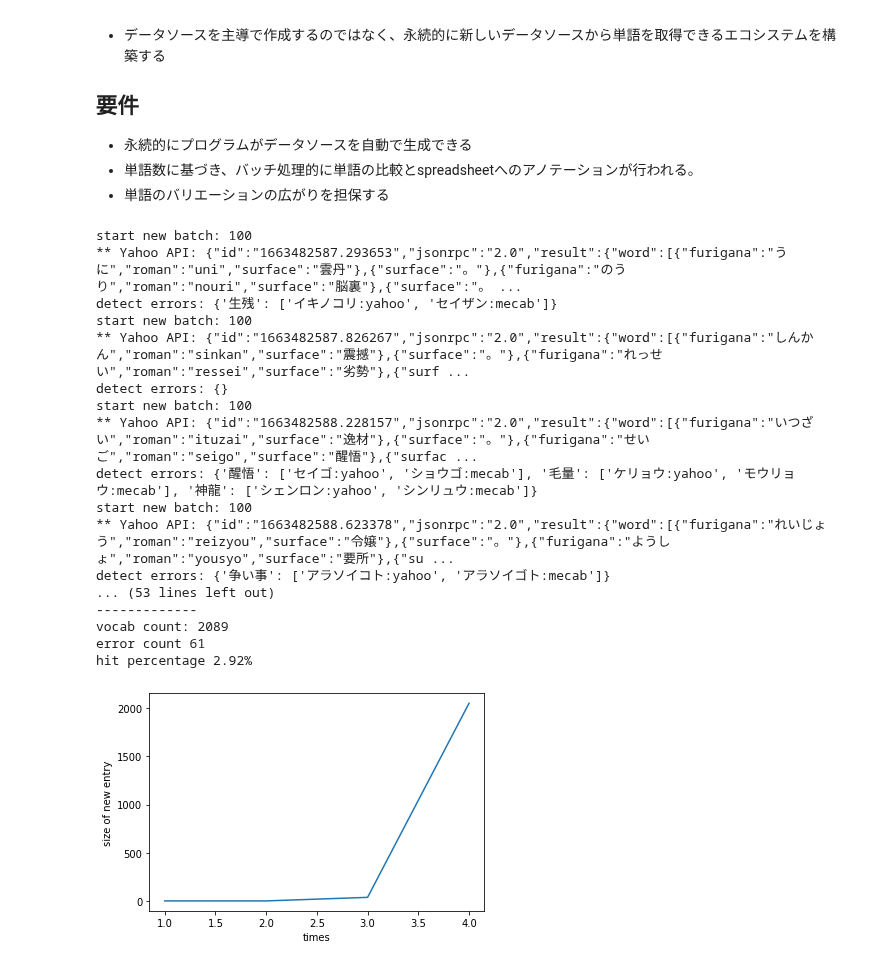
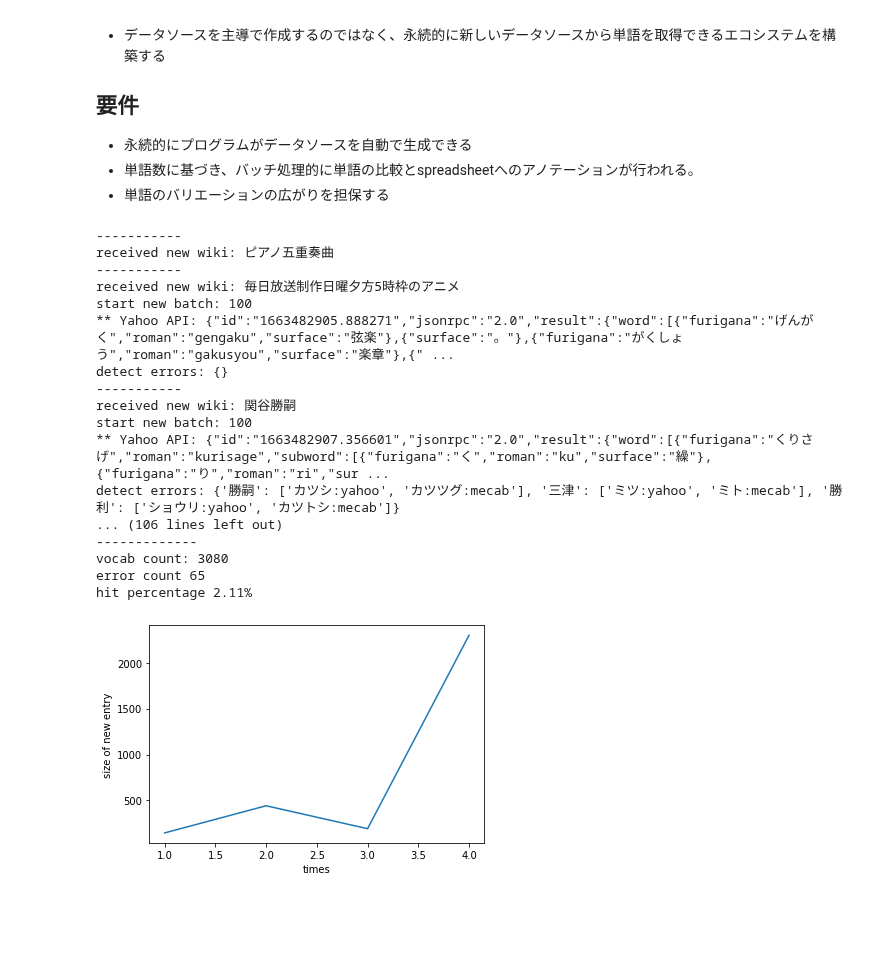
Before and after one commit to mzhkz/coefont_kana_convert_error_detector, a Jupyter notebook: 0904_detect_kana_yomi_error.ipynb, the cells around one changed output. Drawn from its saved outputs; the diff is of its cells as text; code cells hidden in the pictures; blank space fills up the shorter version.

```diff
--- a/0904_detect_kana_yomi_error.ipynb
+++ b/0904_detect_kana_yomi_error.ipynb
@@ -607,7 +607,7 @@ class OptimaizedCompetionBatch:
          now = datetime.datetime.now().timestamp()
          diff += len(filted_vocabs)
 
-         if now - last_clock_time >= 10: # 一分間観測する
+         if now - last_clock_time >= 5: # 一分間観測する
            entry_rates.append(diff) # 差分を追加
            #初期化
            last_clock_time = now
@@ -666,48 +666,52 @@ class OptimaizedCompetionBatch:
 # %%
 test_09_converters = [
     # GooConverter(app_id=secrets["goo_api_id"]),
     YahooConverter(app_id=secrets["yahoo_app_id"])]
 
 test_09_competition = ConverterCompetition(converters=test_09_converters)
 test_09_url = 'https://stream.wikimedia.org/v2/stream/recentchange'
 
 # wikipediaの更新ログをデータセットに変換するイテレータ
-def getDataSourceFromWikipedia(limit=None):
+def getDataSourceFromWikipedia(limit=None, show_received_log=False):
   count = 0
   for event in EventSource(test_09_url, last_id=None):
     if event.event == 'message':
         try:
             change = json.loads(event.data)
         except ValueError:
             pass
         else:
-            if change["server_name"] == 'ja.wikipedia.org':
-                datasource = WikipediaDataSource(title=change["title"])
+            if change["server_name"] == 'ja.wikipedia.org' and ":" not in change["title"]: #カテゴリや利用者の更新は除く、記事本体の更新を取得
+                wiki_title = change["title"]
+                if show_received_log:
+                  print("-----------")
+                  print("received new wiki:", wiki_title)
+                datasource = WikipediaDataSource(title=wiki_title)
                 datasource.load()
                 count +=1
                 yield datasource
                 if limit != None and count >= limit:
                    break
 
 # datasetの上限100, バッチ処理100characterに設定し、ストリーミングを行う
-test_09_batch = OptimaizedCompetionBatch(test_09_competition, streaming_iters=getDataSourceFromWikipedia(limit=10), batch_character_size=200)
+test_09_batch = OptimaizedCompetionBatch(test_09_competition, streaming_iters=getDataSourceFromWikipedia(limit=20, show_received_log=True), batch_character_size=200)
 test_09_batch.start(plot_entry_rates=True) #ストリーミング処理を開始
 # %% [output]
+-----------
+received new wiki: ピアノ五重奏曲
+-----------
+received new wiki: 毎日放送制作日曜夕方5時枠のアニメ
 start new batch: 100
-** Yahoo API: {"id":"1663482587.293653","jsonrpc":"2.0","result":{"word":[{"furigana":"うに","roman":"uni","surface":"雲丹"},{"surface":"。"},{"furigana":"のうり","roman":"nouri","surface":"脳裏"},{"surface":"。 ...
-detect errors: {'生残': ['イキノコリ:yahoo', 'セイザン:mecab']}
+** Yahoo API: {"id":"1663482905.888271","jsonrpc":"2.0","result":{"word":[{"furigana":"げんがく","roman":"gengaku","surface":"弦楽"},{"surface":"。"},{"furigana":"がくしょう","roman":"gakusyou","surface":"楽章"},{" ...
+detect errors: {}
+-----------
+received new wiki: 関谷勝嗣
 start new batch: 100
-** Yahoo API: {"id":"1663482587.826267","jsonrpc":"2.0","result":{"word":[{"furigana":"しんかん","roman":"sinkan","surface":"震撼"},{"surface":"。"},{"furigana":"れっせい","roman":"ressei","surface":"劣勢"},{"surf ...
-detect errors: {}
-start new batch: 100
-** Yahoo API: {"id":"1663482588.228157","jsonrpc":"2.0","result":{"word":[{"furigana":"いつざい","roman":"ituzai","surface":"逸材"},{"surface":"。"},{"furigana":"せいご","roman":"seigo","surface":"醒悟"},{"surfac ...
-detect errors: {'醒悟': ['セイゴ:yahoo', 'ショウゴ:mecab'], '毛量': ['ケリョウ:yahoo', 'モウリョウ:mecab'], '神龍': ['シェンロン:yahoo', 'シンリュウ:mecab']}
-start new batch: 100
-** Yahoo API: {"id":"1663482588.623378","jsonrpc":"2.0","result":{"word":[{"furigana":"れいじょう","roman":"reizyou","surface":"令嬢"},{"surface":"。"},{"furigana":"ようしょ","roman":"yousyo","surface":"要所"},{"su ...
-detect errors: {'争い事': ['アラソイコト:yahoo', 'アラソイゴト:mecab']}
-... (53 lines left out)
+** Yahoo API: {"id":"1663482907.356601","jsonrpc":"2.0","result":{"word":[{"furigana":"くりさげ","roman":"kurisage","subword":[{"furigana":"く","roman":"ku","surface":"繰"},{"furigana":"り","roman":"ri","sur ...
+detect errors: {'勝嗣': ['カツシ:yahoo', 'カツツグ:mecab'], '三津': ['ミツ:yahoo', 'ミト:mecab'], '勝利': ['ショウリ:yahoo', 'カツトシ:mecab']}
+... (106 lines left out)
 -------------
-vocab count: 2089
-error count 61
-hit percentage 2.92%
+vocab count: 3080
+error count 65
+hit percentage 2.11%
-[figure, old version]
+[figure, new version]
```
